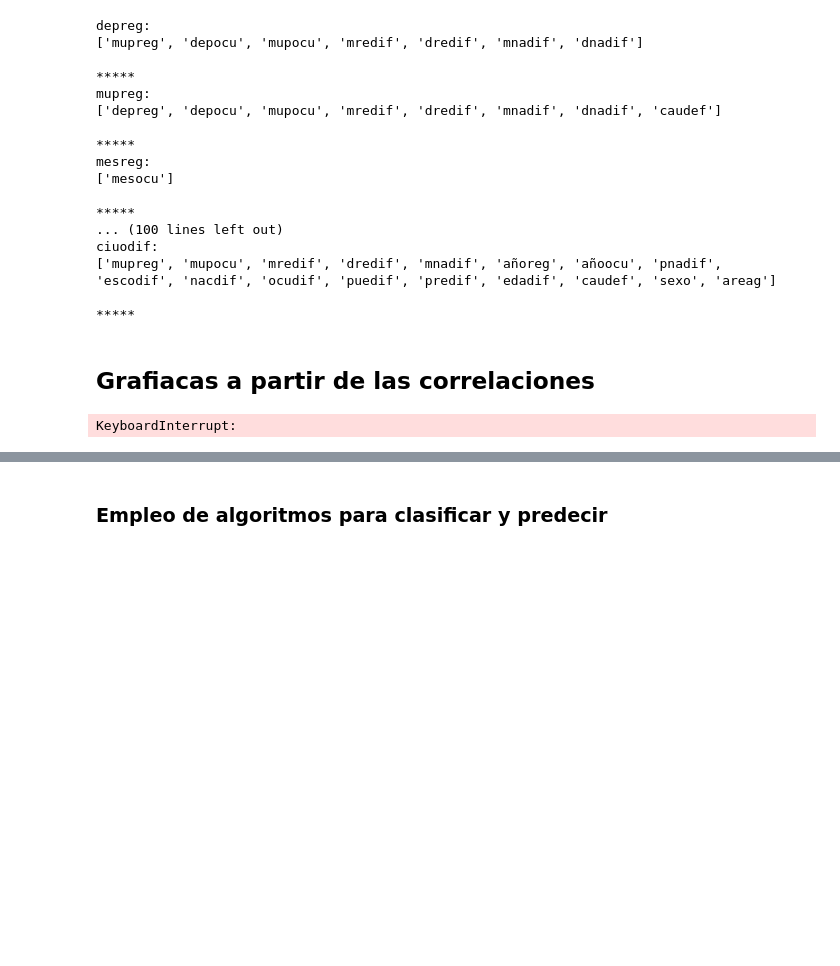
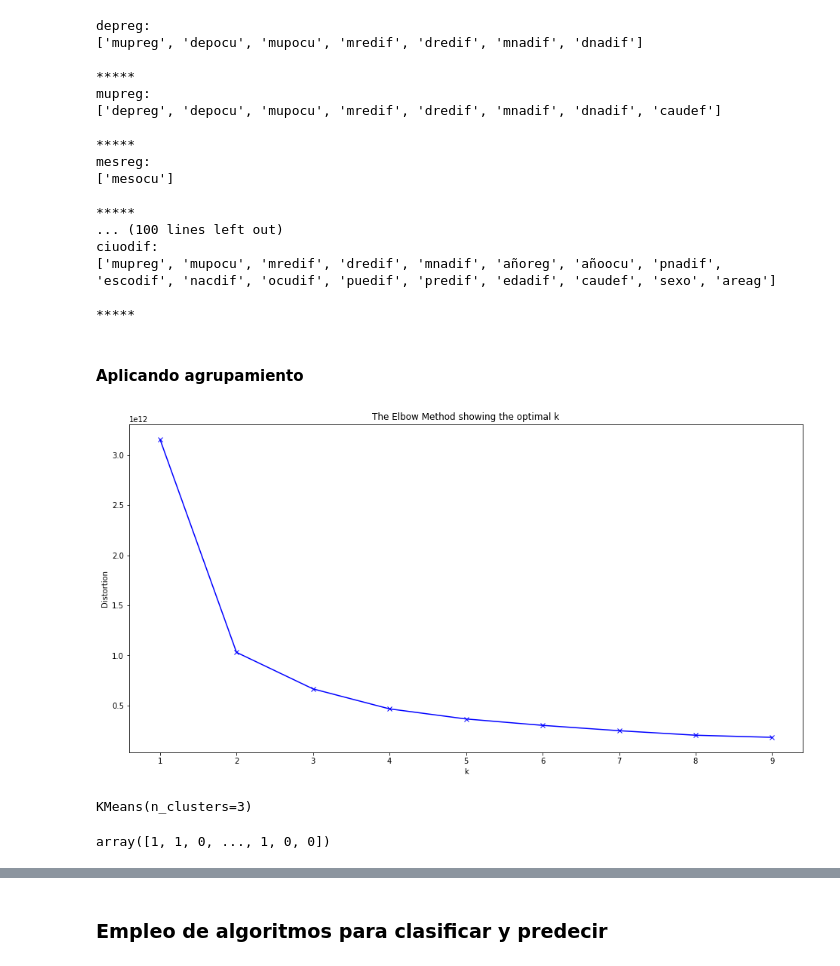
Before and after one commit to AxelLeo129/ProyectoDataMining, a Jupyter notebook: Generación_tablasdefrecuencias_y_corrplot.ipynb, the cells around one changed output, grey strips where cells are left out. Drawn from its saved outputs; the diff is of its cells as text; code cells hidden in the pictures; blank space fills up the shorter version.

Commit message:
aplicando clustering

```diff
--- a/Generación_tablasdefrecuencias_y_corrplot.ipynb
+++ b/Generación_tablasdefrecuencias_y_corrplot.ipynb
@@ -292,5 +298,33 @@ ciuodif:
 ['mupreg', 'mupocu', 'mredif', 'dredif', 'mnadif', 'añoreg', 'añoocu', 'pnadif', 'escodif', 'nacdif', 'ocudif', 'puedif', 'predif', 'edadif', 'caudef', 'sexo', 'areag']
 
 *****
-# %% [markdown]
-## Grafiacas a partir de las correlaciones
+# %% [markdown]
+#### Aplicando agrupamiento
+# %%
+distortions = []
+K = range(1,10)
+df_cluster = df2_encoder.drop(muchos_nas, axis = 1)
+df_cluster=pd.get_dummies(df_cluster ,drop_first = True)
+# %%
+for k in K:
+    kmeanModel = KMeans(n_clusters=k)
+    kmeanModel.fit(df_cluster)
+    distortions.append(kmeanModel.inertia_)
+# %%
+plt.figure(figsize=(16,8))
+plt.plot(K, distortions, 'bx-')
+plt.xlabel('k')
+plt.ylabel('Distortion')
+plt.title('The Elbow Method showing the optimal k')
+plt.show()
+# %% [output]
+[figure, added]
+# %%
+kmeanModel = KMeans(n_clusters=3)
+kmeanModel.fit(df_cluster)
+# %% [output]
+KMeans(n_clusters=3)
+# %%
+kmeanModel.labels_
+# %% [output]
+array([1, 1, 0, ..., 1, 0, 0])
@@ -297,20 +333,16 @@ ciuodif:
 # %%
-for i in columnas:
-
-    lista_plots = diccionario[i]
-    for j in lista_plots:
-        fig,axs = plt.subplots(figsize=(17.5,10))
-        sns.barplot(ax = axs,
-                    data =df3,
-                    x = i,
-                    y = j,
-                    hue = j)
-        plt.tight_layout()
-        axs.set_ylabel("Porcentaje" + j, fontsize = "xx-large")
-        axs.set_xlabel(i, fontsize = "xx-large")
-        fig.suptitle(i, fontsize = "xx-large")
-        fig.legend(fontsize = "xx-large")
-        fig.savefig("C:/Users/LENOVO/Desktop\Clases/Minería de datos/Github/ProyectoDataMining/Imagenes/"+i+"_hue="+j+".jpg", bbox_inches ='tight')
-        plt.close(fig)
+for i in range(0,len(columnas)):
+    fig,axs = plt.subplots(figsize=(17.5,10))
+    sns.barplot(ax = axs,
+                data =df2_encoder,
+                x = columnas[i],
+                y = columnas[i],
+                hue = df2_encoder["cluster"],
+                estimator=lambda x: len(x) / len(df2) * 100)
+    plt.tight_layout()
+    axs.set_ylabel("Porcentaje", fontsize = "xx-large")
+    axs.set_xlabel(columnas[i], fontsize = "xx-large")
+    fig.suptitle(columnas[i], fontsize = "xx-large")
+    fig.legend(fontsize = "xx-large")
+    fig.savefig("C:/Users/LENOVO/Desktop\Clases/Minería de datos/Github/ProyectoDataMining/Imagenes/"+columnas[i]+"_hue=cluster.jpg", bbox_inches ='tight')
+    plt.close(fig)
-# %% [output]
-KeyboardInterrupt:
```
Also changed, not shown: parts of 5 cells of this notebook, 30 other files.
